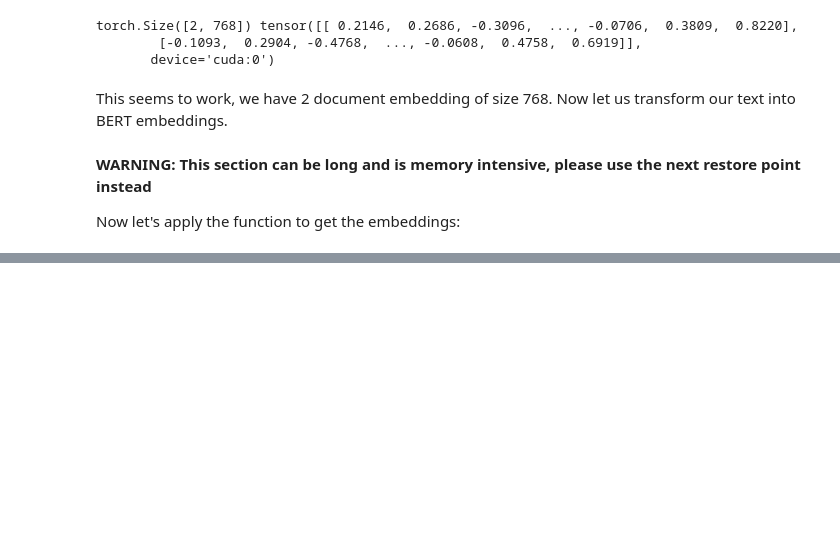
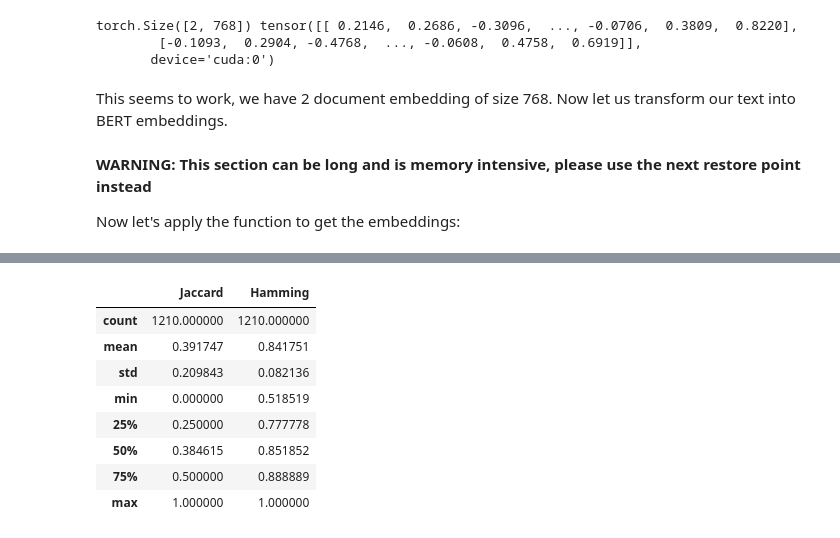
Before and after one commit to minhquan-Hoang95/WNLNLesage_Hoang_Prediction_NLP2026, a Jupyter notebook: project.ipynb, the cells around one changed output, grey strips where cells are left out. Drawn from its saved outputs; the diff is of its cells as text; code cells hidden in the pictures; blank space fills up the shorter version.

```diff
--- a/project.ipynb
+++ b/project.ipynb
@@ -1720,0 +2027,4 @@ Batch no. 40/49 [149.5616s]
+# %%
+refinedNeuralModel.eval()
+with torch.no_grad():
+    y_predRefinedNeuralModel = nn.functional.sigmoid(refinedNeuralModel(X_test_BertEmbeddedNormalised)).detach().numpy()>thresholdsRefined
@@ -1720,0 +2069,14 @@ Batch no. 40/49 [149.5616s]
+# %%
+# Get the predictions for the refined model
+
+computeRowMetrics(X_test[:,0,0], y_test, y_predRefinedNeuralModel, classes_).describe()
+# %% [output]
+|  | Jaccard | Hamming |
+| count | 1210.000000 | 1210.000000 |
+| mean | 0.391747 | 0.841751 |
+| std | 0.209843 | 0.082136 |
+| min | 0.000000 | 0.518519 |
+| 25% | 0.250000 | 0.777778 |
+| 50% | 0.384615 | 0.851852 |
+| 75% | 0.500000 | 0.888889 |
+| max | 1.000000 | 1.000000 |
```
Also changed, not shown: parts of 35 cells of this notebook, 5 other files.
